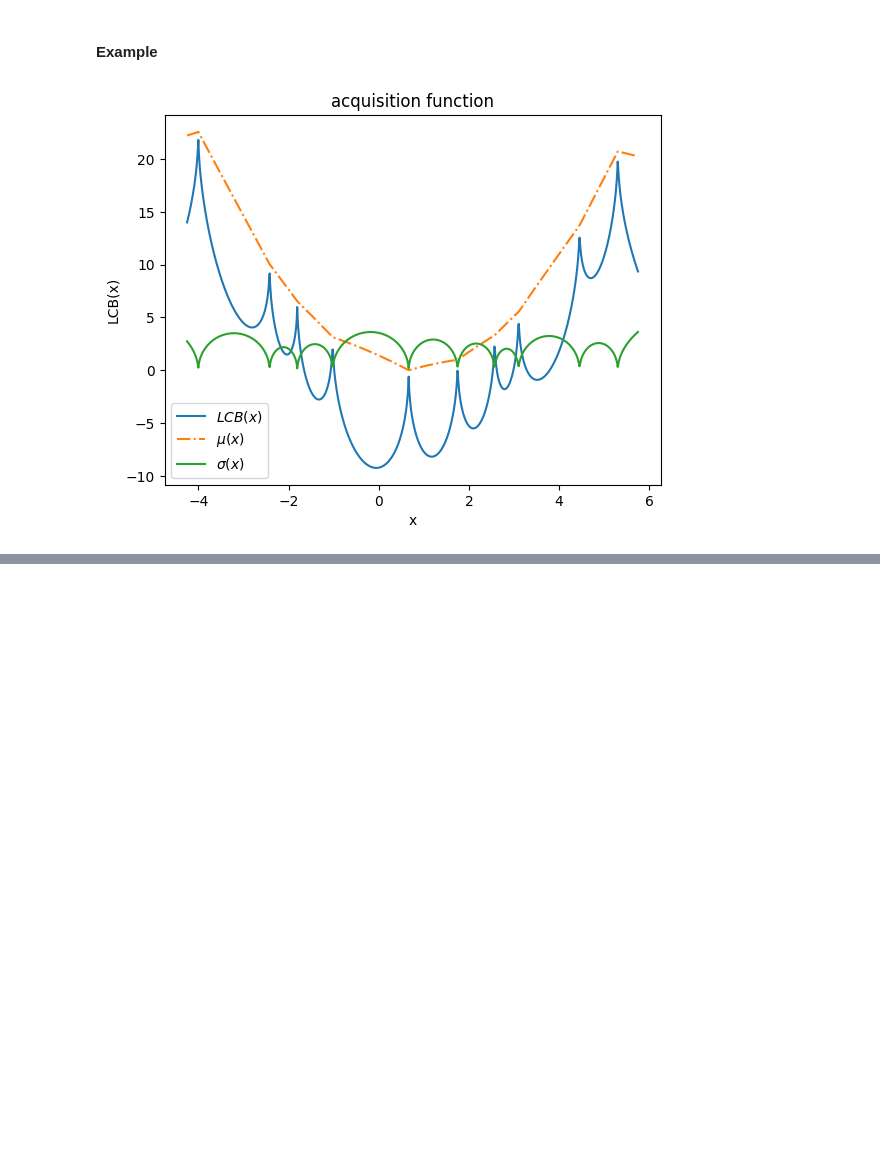
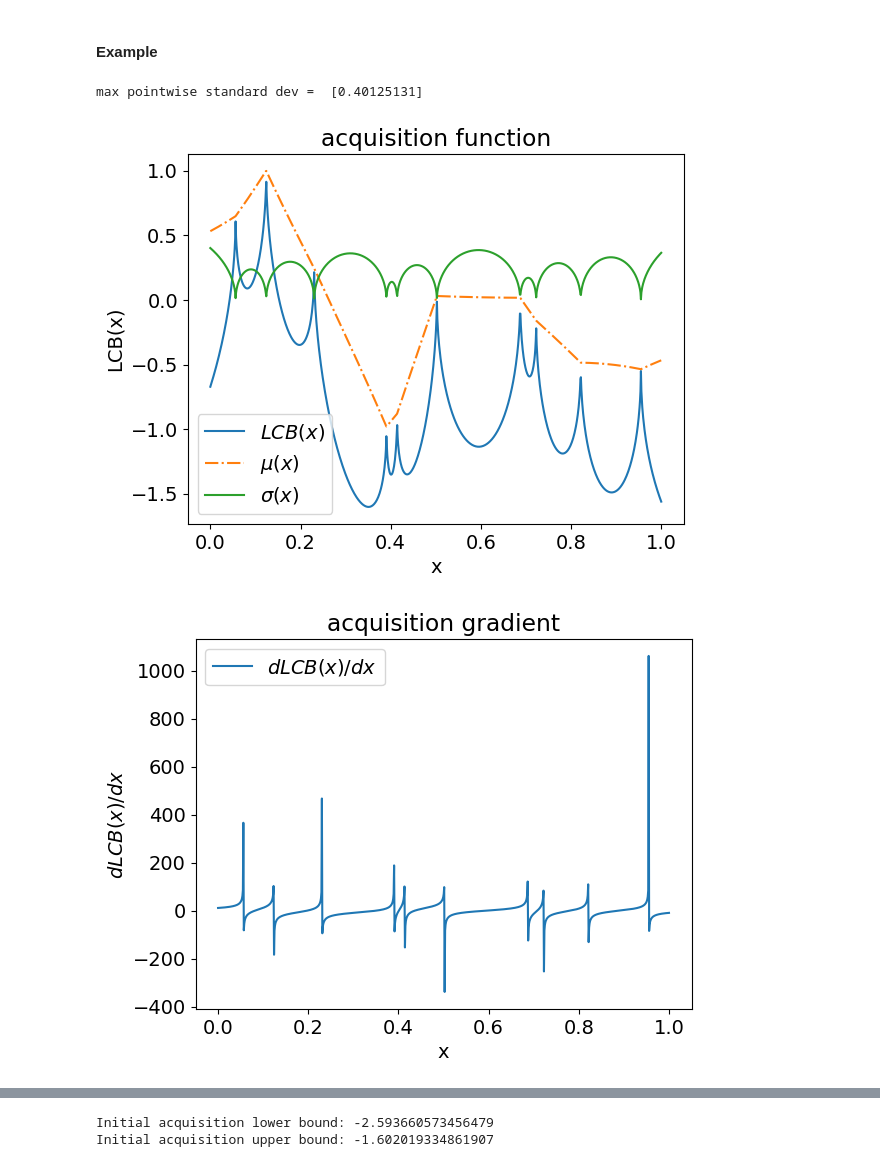
Before and after one commit to llnl/hiop, a Jupyter notebook: src/Drivers/hiopbbpy/BODemoNLP-Tucker.ipynb, the cells around one changed output, grey strips where cells are left out. Saved outputs shown, nothing was run; the diff lists cells and outputs as text; code cells hidden in the pictures; blank space fills up the shorter version.

```diff
--- a/src/Drivers/hiopbbpy/BODemoNLP-Tucker.ipynb
+++ b/src/Drivers/hiopbbpy/BODemoNLP-Tucker.ipynb
@@ -1,9 +1,12 @@
 # %%
 import numpy as np
 import matplotlib.pyplot as plt
+import matplotlib as mpl
+mpl.rcParams["font.size"] = 14
+
 from hiopbbpy.problems import Problem
 from hiopbbpy.surrogate_modeling import smtKRG
-from hiopbbpy.opt import BnBAlgorithmBase, LCBacquisition
+from hiopbbpy.opt import BnBAlgorithmBase, BnBAlgorithm, LCBacquisition, EIacquisition, BnBNode
 # %% [markdown]
 #### Example
 # %%
@@ -65,23 +58,48 @@ gp_model.train(x_train, y_train)
 # %%
 l = problem.xlimits[:, 0].astype(float)
 u = problem.xlimits[:, 1].astype(float)
+
 n_plot_pts = 1000
 X = np.atleast_2d(np.linspace(l[0], u[0], n_plot_pts)).transpose()
 
 muX = gp_model.mean(X)
 sigmaX = np.sqrt(gp_model.variance(X))
+print("max pointwise standard dev = ", max(sigmaX))
 beta = 3.0
 
 acqf = LCBacquisition(gp_model, beta=beta)
 Y_acqf = acqf.evaluate(X)
+Y_true = problem.evaluate(X)
+Y_grad = np.array([acqf.scalar_eval_g(X[i]) for i in range(X.shape[0])]).flatten()
 
 plt.plot(X, Y_acqf, label=r'$LCB(x)$')
 plt.plot(X, muX, "-.", label=r'$\mu(x)$')
 plt.plot(X, sigmaX, label=r'$\sigma(x)$')
 plt.xlabel("x")
 plt.ylabel("LCB(x)")
 plt.legend()
 plt.title("acquisition function")
 plt.show()
+
+plt.plot(X, Y_grad, label=r'$dLCB(x)/dx$')
+plt.xlabel("x")
+plt.ylabel(r"$d LCB(x)/dx$")
+plt.legend()
+plt.title("acquisition gradient")
+plt.show()
+
+
+import matplotlib.pyplot as plt2
+plt.plot(X, Y_true, 'k', label=r'$f(x)$')
+plt.plot(X, muX, 'r--', label=r'$\mu(x)$')
+plt2.fill_between(X.flatten(), (muX-sigmaX).flatten(), (muX + sigmaX).flatten(),
+                 label=r'$\tilde{f}$ confidence region', alpha=0.25)
+plt.scatter(x_train, y_train, marker='o', s=30, c='magenta', label='training points')
+plt.xlabel("x")
+plt.legend()
+plt.show()
+plt.close()
 # %% [output]
+max pointwise standard dev =  [0.40125131]
-[figure, old version]
+[figure, new version]
+[figure, added]
@@ -87,0 +107,11 @@ plt.show()
+# %%
+bnb_options = {
+    'opt_mode' : 2,
+    'acqf_ub_opt' : True,
+}
+bnb = BnBAlgorithm(acqf, bnb_options)
+bnb.initialize()
+root = bnb.best_node
+# %% [output]
+Initial acquisition lower bound: -2.593660573456479
+Initial acquisition upper bound: -1.602019334861907
```
Also changed, not shown: parts of 19 cells of this notebook, 4 other files.
